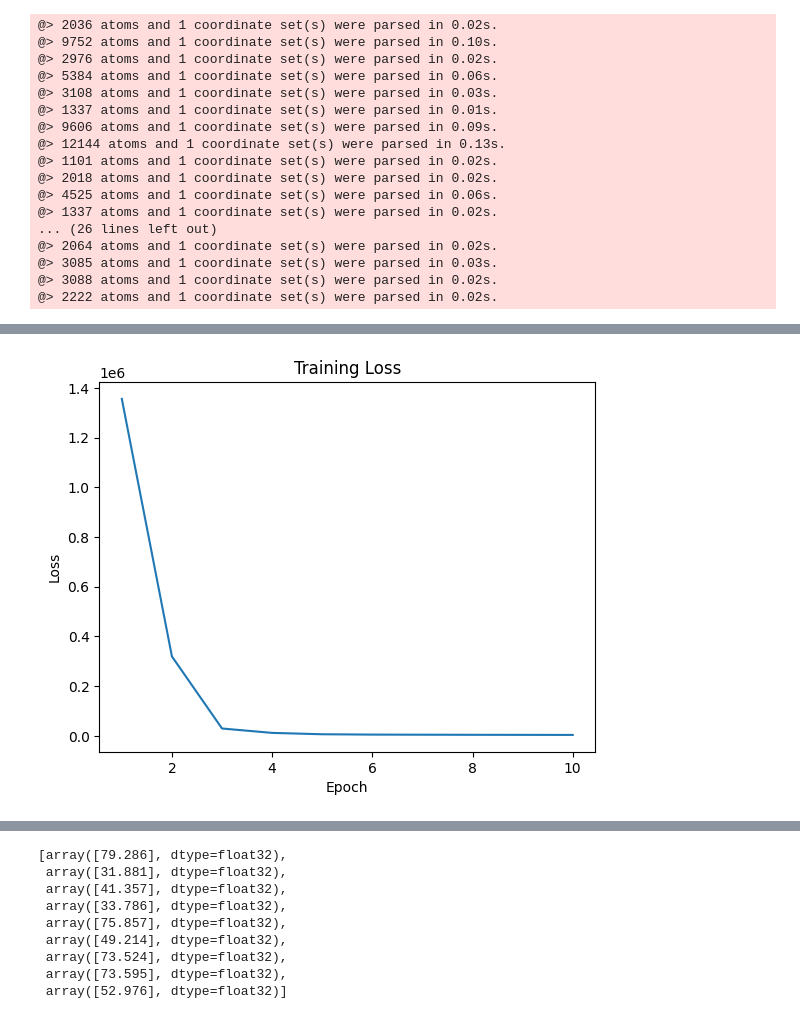
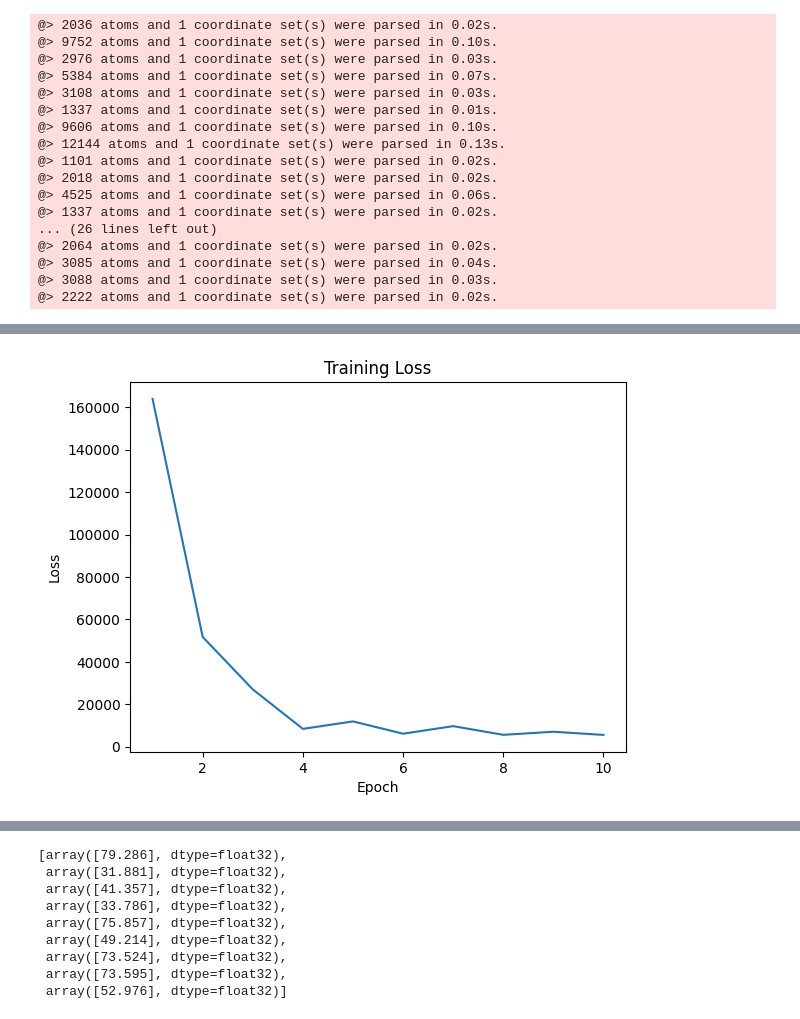
Before and after one commit to abinezer/Protein_Property_Prediction, a Jupyter notebook: Experiment.ipynb, the cells around one changed output, grey strips where cells are left out. Cells and saved outputs as stored; diff of their text form; code cells hidden in the pictures.

```diff
--- a/Experiment.ipynb
+++ b/Experiment.ipynb
@@ -29,7 +29,7 @@ def load_protein_structure(file_path):
 def create_data_loader(data):
     data_list = []
     for key, value in data:
-        data_path = fr"<path_to_pdb_files>/{key}.pdb"
+        data_path = fr"<path_to_pdb_files>"
         protein_structure = load_protein_structure(data_path)
         protein_structure = protein_structure.select('name CA')
         positions = protein_structure.getCoords()
@@ -65,11 +65,11 @@ test_data_loader = create_data_loader(test_data)
 # %% [output]
 @> 2036 atoms and 1 coordinate set(s) were parsed in 0.02s.
 @> 9752 atoms and 1 coordinate set(s) were parsed in 0.10s.
-@> 2976 atoms and 1 coordinate set(s) were parsed in 0.02s.
-@> 5384 atoms and 1 coordinate set(s) were parsed in 0.06s.
+@> 2976 atoms and 1 coordinate set(s) were parsed in 0.03s.
+@> 5384 atoms and 1 coordinate set(s) were parsed in 0.07s.
 @> 3108 atoms and 1 coordinate set(s) were parsed in 0.03s.
 @> 1337 atoms and 1 coordinate set(s) were parsed in 0.01s.
-@> 9606 atoms and 1 coordinate set(s) were parsed in 0.09s.
+@> 9606 atoms and 1 coordinate set(s) were parsed in 0.10s.
 @> 12144 atoms and 1 coordinate set(s) were parsed in 0.13s.
 @> 1101 atoms and 1 coordinate set(s) were parsed in 0.02s.
 @> 2018 atoms and 1 coordinate set(s) were parsed in 0.02s.
@@ -77,8 +77,8 @@ test_data_loader = create_data_loader(test_data)
 @> 1337 atoms and 1 coordinate set(s) were parsed in 0.02s.
 ... (26 lines left out)
 @> 2064 atoms and 1 coordinate set(s) were parsed in 0.02s.
-@> 3085 atoms and 1 coordinate set(s) were parsed in 0.03s.
-@> 3088 atoms and 1 coordinate set(s) were parsed in 0.02s.
+@> 3085 atoms and 1 coordinate set(s) were parsed in 0.04s.
+@> 3088 atoms and 1 coordinate set(s) were parsed in 0.03s.
 @> 2222 atoms and 1 coordinate set(s) were parsed in 0.02s.
 # %%
 # Define the SchNet convolutional layer
@@ -134,7 +134,7 @@ model = model.to(device)
 criterion = nn.MSELoss()
 
 # Define the optimizer
-optimizer = torch.optim.Adam(model.parameters(), lr=0.005)
+optimizer = torch.optim.Adam(model.parameters(), lr=0.0005)
 
 # Set the model in training mode
 model.train()
@@ -203,5 +197,5 @@ Epoch 10, Loss: 3663.1684
 ------------------------Done Training----------------------
-[figure, old version]
+[figure, new version]
 # %%
 # Inference
 model.eval()
```
Also changed, not shown: parts of 4 cells of this notebook.
